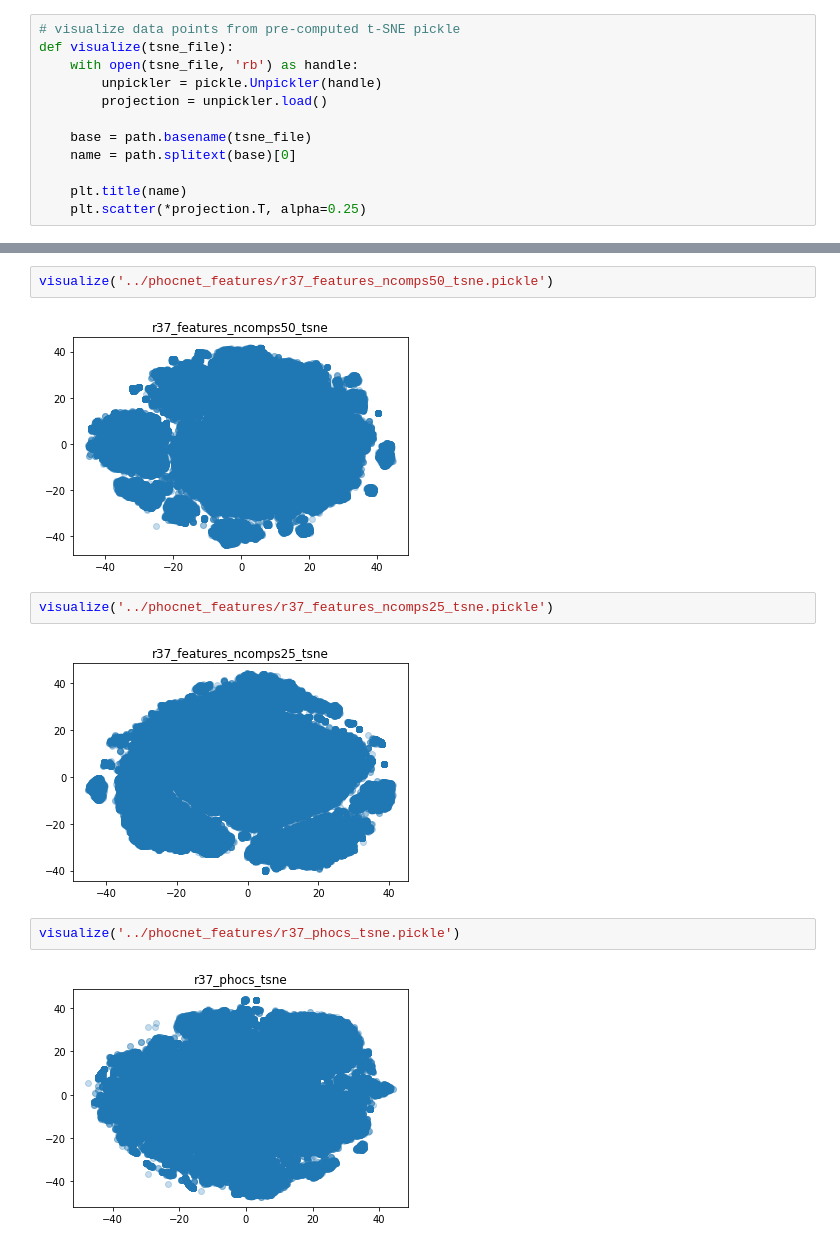
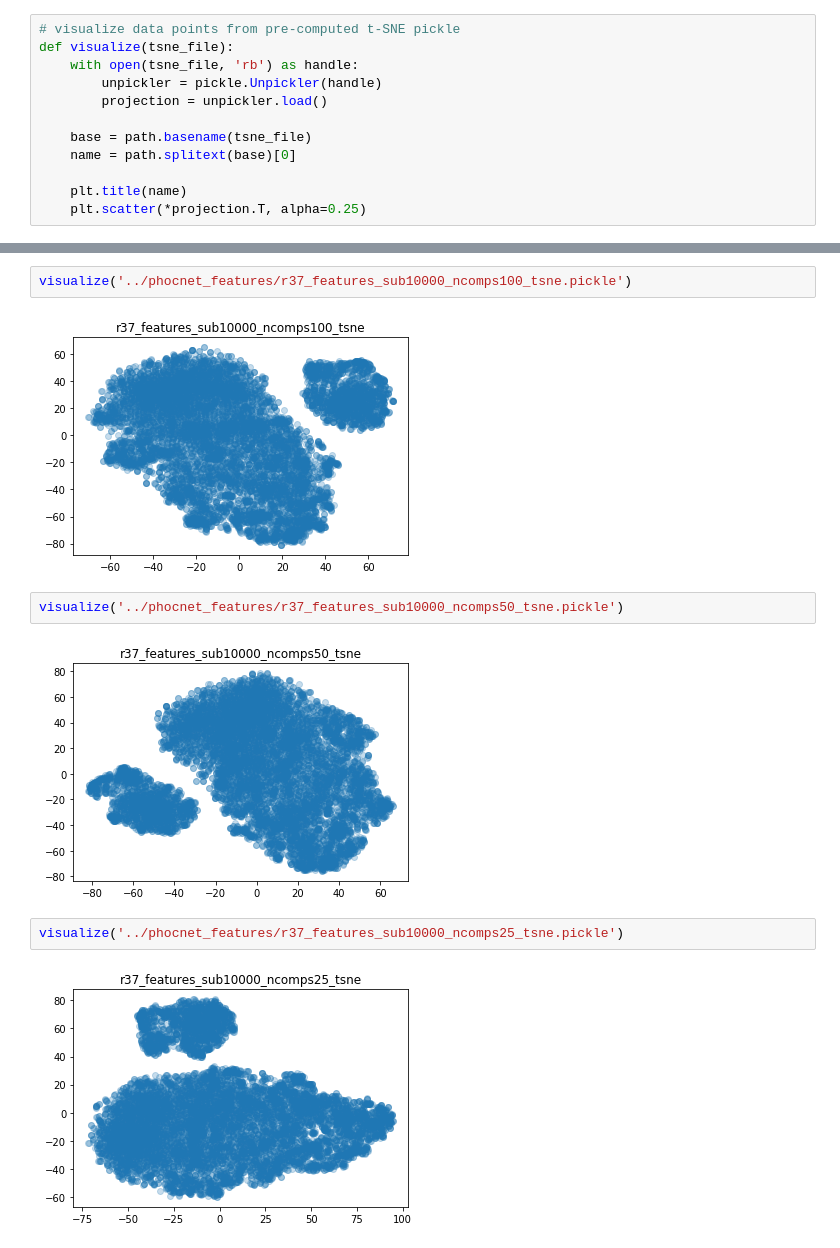
Before and after one commit to ColoredInsaneAsylums/PrivacySensitiveTranscription, a Jupyter notebook: image_processing/visualization/r37.ipynb, the cells around one changed output, grey strips where cells are left out. Drawn from its saved outputs; the diff is of its cells as text.

Commit message:
updating visualizations

```diff
--- a/image_processing/visualization/r37.ipynb
+++ b/image_processing/visualization/r37.ipynb
@@ -34,13 +32,13 @@ visualize('../phocnet_features/r37_features_ncomps100_tsne.pickle')
 # %%
-visualize('../phocnet_features/r37_features_ncomps50_tsne.pickle')
+visualize('../phocnet_features/r37_features_sub10000_ncomps100_tsne.pickle')
 # %% [output]
-[figure, old version]
+[figure, new version]
 # %%
-visualize('../phocnet_features/r37_features_ncomps25_tsne.pickle')
+visualize('../phocnet_features/r37_features_sub10000_ncomps50_tsne.pickle')
 # %% [output]
-[figure, old version]
+[figure, new version]
 # %%
-visualize('../phocnet_features/r37_phocs_tsne.pickle')
+visualize('../phocnet_features/r37_features_sub10000_ncomps25_tsne.pickle')
 # %% [output]
-[figure, old version]
+[figure, new version]
 # %%
```
Also changed, not shown: parts of 8 cells of this notebook, 1 other file.
